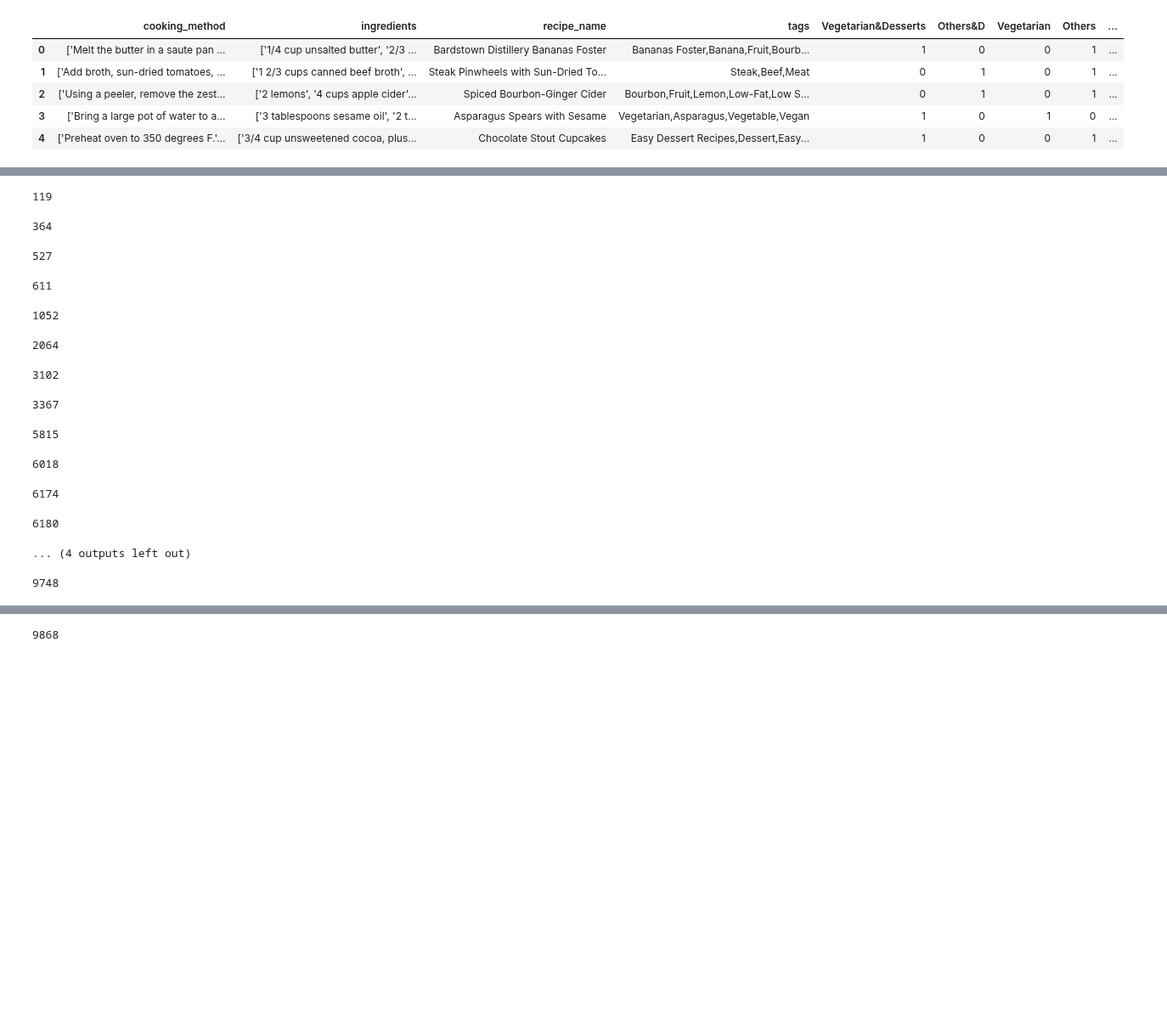
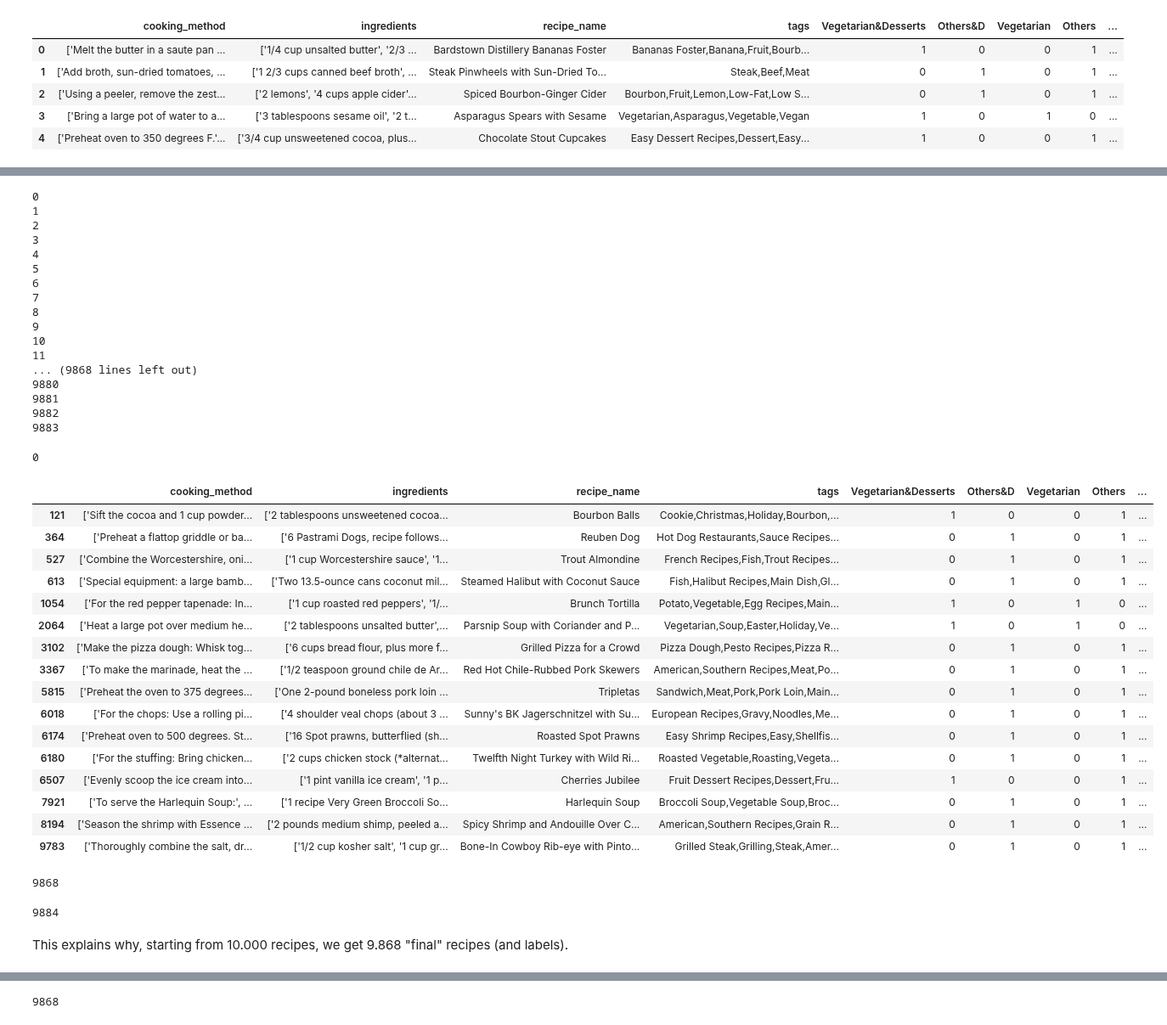
Before and after one commit to lavo2/HLT-Project, a Jupyter notebook: distilbert_ner.ipynb, the cells around one changed output, grey strips where cells are left out. Shown at 85% size. Saved outputs shown, nothing was run; the diff lists cells and outputs as text; code cells hidden in the pictures; blank space fills up the shorter version.

```diff
--- a/distilbert_ner.ipynb
+++ b/distilbert_ner.ipynb
@@ -45,6 +39,6 @@ Please note that authentication is recommended but still optional to access publ
 # %%
 import pandas as pd
 # %%
-recipes = '/content/drive/MyDrive/datasets/recipes_df_10k_balanced.csv'
+recipes = './dataset/recipes_df_10k_balanced.csv'
 # %%
 df = pd.read_csv(recipes)
@@ -88,19 +90,23 @@ for i, recipe in tqdm(enumerate(ingredients_list), total=len(ingredients_list)):
         print(i)
         continue
 # %% [output]
-119
+0
+1
+2
+3
+4
+5
+6
+7
+8
+9
+10
+11
+... (9868 lines left out)
+9880
+9881
+9882
+9883
-364
-527
-611
-1052
-2064
-3102
-3367
-5815
-6018
-6174
-6180
-... (4 outputs left out)
 # %%
 ner_ingredients = set()
 for el in ner_list:
@@ -109,7 +115,7 @@ for el in ner_list:
 # %%
 len(ner_ingredients)
 # %% [output]
-9748
+0
 # %%
 import csv
 
@@ -123,4 +129,36 @@ len(labels)
 
 labels = labels.drop(removed_positions)
 df.reset_index(drop=True, inplace=True)
+# %%
+# see df of removed_positions
+df.iloc[removed_positions]
+# %% [output]
+|  | cooking_method | ingredients | recipe_name | tags | Vegetarian&Desserts | Others&D | Vegetarian | Others | ... |
+| 121 | ['Sift the cocoa and 1 cup powder... | ['2 tablespoons unsweetened cocoa... | Bourbon Balls | Cookie,Christmas,Holiday,Bourbon,... | 1 | 0 | 0 | 1 | ... |
+| 364 | ['Preheat a flattop griddle or ba... | ['6 Pastrami Dogs, recipe follows... | Reuben Dog | Hot Dog Restaurants,Sauce Recipes... | 0 | 1 | 0 | 1 | ... |
+| 527 | ['Combine the Worcestershire, oni... | ['1 cup Worcestershire sauce', '1... | Trout Almondine | French Recipes,Fish,Trout Recipes... | 0 | 1 | 0 | 1 | ... |
+| 613 | ['Special equipment: a large bamb... | ['Two 13.5-ounce cans coconut mil... | Steamed Halibut with Coconut Sauce | Fish,Halibut Recipes,Main Dish,Gl... | 0 | 1 | 0 | 1 | ... |
+| 1054 | ['For the red pepper tapenade: In... | ['1 cup roasted red peppers', '1/... | Brunch Tortilla | Potato,Vegetable,Egg Recipes,Main... | 1 | 0 | 1 | 0 | ... |
+| 2064 | ['Heat a large pot over medium he... | ['2 tablespoons unsalted butter',... | Parsnip Soup with Coriander and P... | Vegetarian,Soup,Easter,Holiday,Ve... | 1 | 0 | 1 | 0 | ... |
+| 3102 | ['Make the pizza dough: Whisk tog... | ['6 cups bread flour, plus more f... | Grilled Pizza for a Crowd | Pizza Dough,Pesto Recipes,Pizza R... | 0 | 1 | 0 | 1 | ... |
+| 3367 | ['To make the marinade, heat the ... | ['1/2 teaspoon ground chile de Ar... | Red Hot Chile-Rubbed Pork Skewers | American,Southern Recipes,Meat,Po... | 0 | 1 | 0 | 1 | ... |
+| 5815 | ['Preheat the oven to 375 degrees... | ['One 2-pound boneless pork loin ... | Tripletas | Sandwich,Meat,Pork,Pork Loin,Main... | 0 | 1 | 0 | 1 | ... |
+| 6018 | ['For the chops: Use a rolling pi... | ['4 shoulder veal chops (about 3 ... | Sunny's BK Jagerschnitzel with Su... | European Recipes,Gravy,Noodles,Me... | 0 | 1 | 0 | 1 | ... |
+| 6174 | ['Preheat oven to 500 degrees. St... | ['16 Spot prawns, butterflied (sh... | Roasted Spot Prawns | Easy Shrimp Recipes,Easy,Shellfis... | 0 | 1 | 0 | 1 | ... |
+| 6180 | ['For the stuffing: Bring chicken... | ['2 cups chicken stock (*alternat... | Twelfth Night Turkey with Wild Ri... | Roasted Vegetable,Roasting,Vegeta... | 0 | 1 | 0 | 1 | ... |
+| 6507 | ['Evenly scoop the ice cream into... | ['1 pint vanilla ice cream', '1 p... | Cherries Jubilee | Fruit Dessert Recipes,Dessert,Fru... | 1 | 0 | 0 | 1 | ... |
+| 7921 | ['To serve the Harlequin Soup:', ... | ['1 recipe Very Green Broccoli So... | Harlequin Soup | Broccoli Soup,Vegetable Soup,Broc... | 0 | 1 | 0 | 1 | ... |
+| 8194 | ['Season the shrimp with Essence ... | ['2 pounds medium shimp, peeled a... | Spicy Shrimp and Andouille Over C... | American,Southern Recipes,Grain R... | 0 | 1 | 0 | 1 | ... |
+| 9783 | ['Thoroughly combine the salt, dr... | ['1/2 cup kosher salt', '1 cup gr... | Bone-In Cowboy Rib-eye with Pinto... | Grilled Steak,Grilling,Steak,Amer... | 0 | 1 | 0 | 1 | ... |
+# %%
+diff = 9884 - len(removed_positions)
+diff
+# %% [output]
+9868
+# %%
+len(df)
+# %% [output]
+9884
+# %% [markdown]
+This explains why, starting from 10.000 recipes, we get 9.868 "final" recipes (and labels).
 # %%
```
Also changed, not shown: parts of 6 cells of this notebook, 1 other file.
